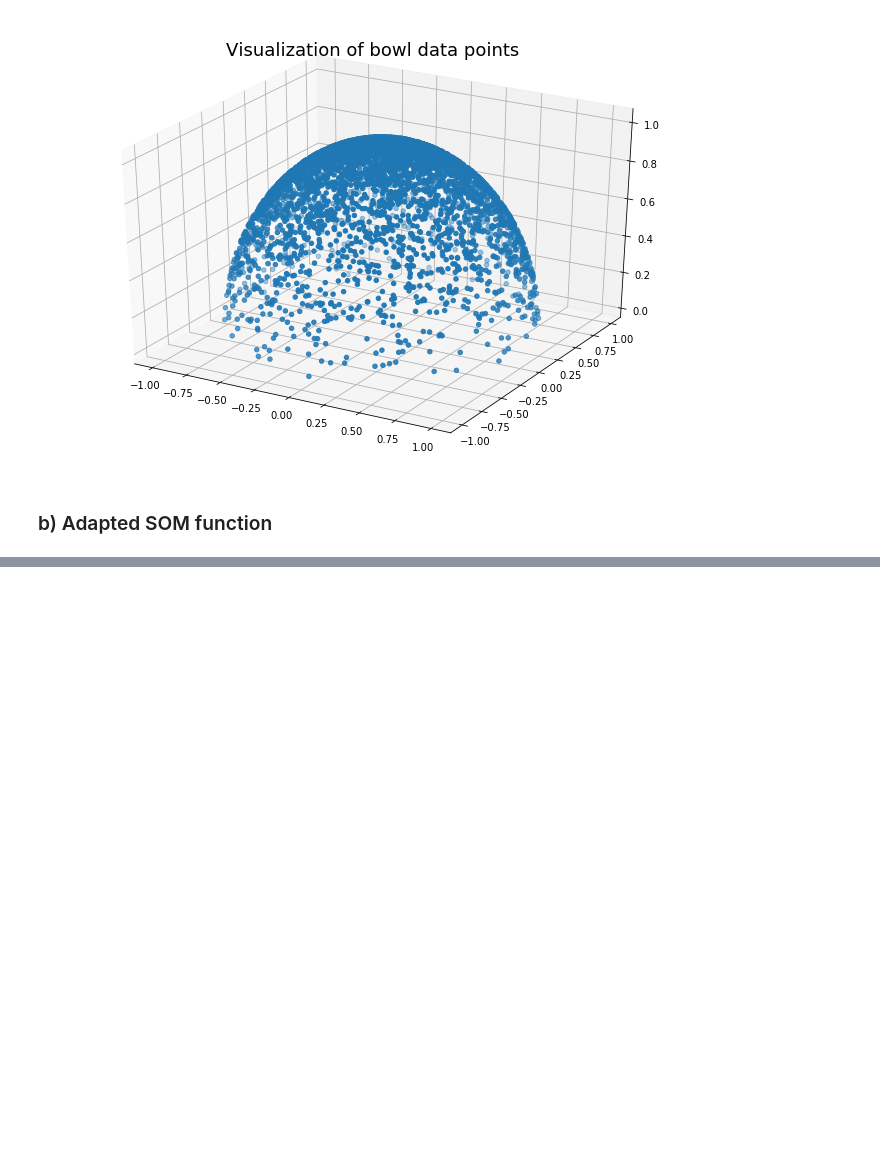
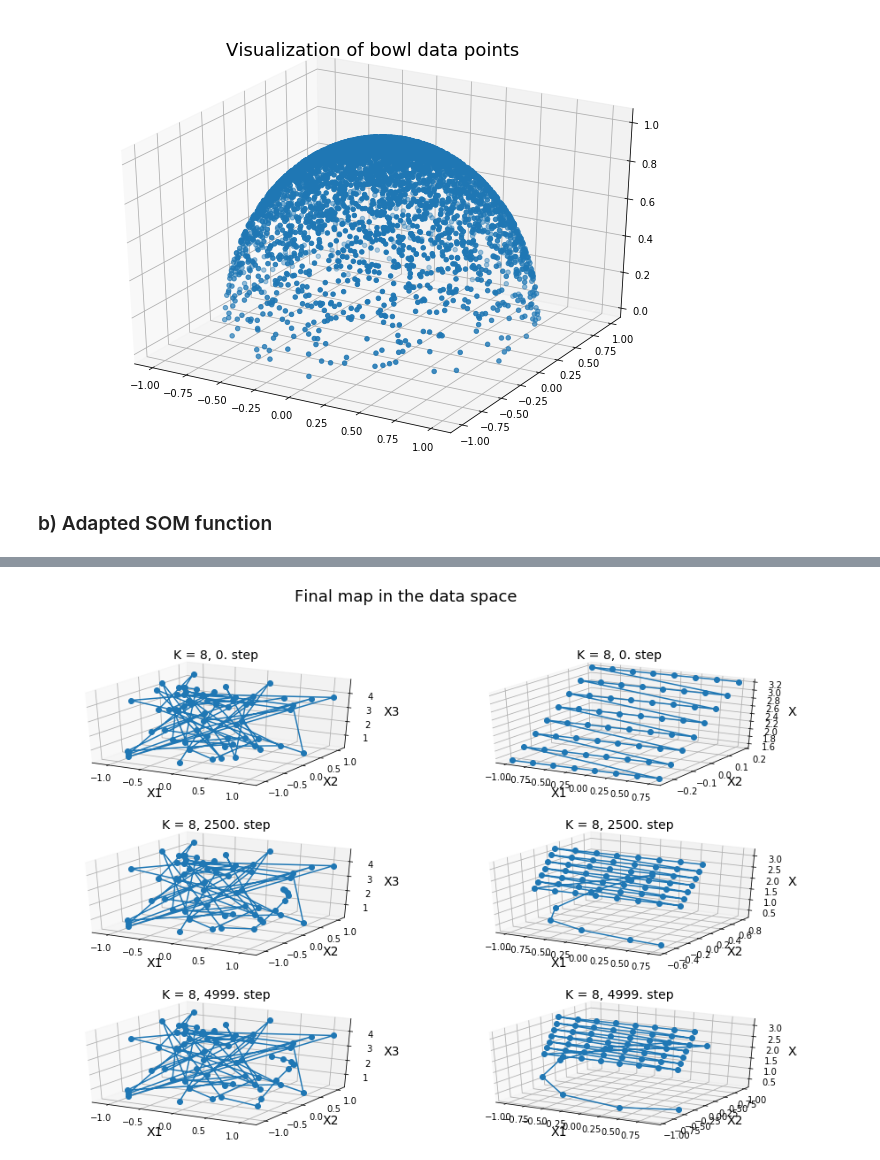
Before and after one commit to psrmx/The_Chantastic4, a Jupyter notebook: PS10/MI2_10_TheChantastic4.ipynb, the cells around one changed output, grey strips where cells are left out. Saved outputs shown, nothing was run; the diff lists cells and outputs as text; code cells hidden in the pictures; blank space fills up the shorter version.

```diff
--- a/PS10/MI2_10_TheChantastic4.ipynb
+++ b/PS10/MI2_10_TheChantastic4.ipynb
@@ -198,0 +215,29 @@ def SOM_2D(x, Ks, init_w, epsilon0=0.1, sigma0=1.5):
+# %%
+Ks = np.array([8])
+ws, epsilons, sigmas = SOM_2D(x2_p, Ks, init_w4, epsilon0=0.1, sigma0=5)
+ws2, epsilons, sigmas = SOM_2D(x2_p, Ks, init_w3, epsilon0=0.9, sigma0=5)
+# %%
+fig = plt.figure(figsize=(15,10))
+Idx = [0, int(len(x3)/2), len(x3)-1]
+for i,K in enumerate(Ks):
+    for j, idx in enumerate(Idx):
+        ax = fig.add_subplot(3,2,j*2+i+1, projection='3d')
+        #ax.scatter(x2[:,0],x2[:,1], x2[:,2], depthshade=True)
+        ax.plot(ws[i][idx,:,0],ws[i][idx,:,1],ws[i][idx,:,2], 'o-')
+        ax.set_title('K = %i, %i. step'%(K, idx), size=14)
+        ax.set_xlabel("X1", size=14)
+        ax.set_ylabel("X2", size=14)
+        ax.set_zlabel("X3", size=14)
+
+        ax = fig.add_subplot(3,2,j*2+i+2, projection='3d')
+        #ax.scatter(x2[:,0],x2[:,1], x2[:,2], depthshade=True)
+        ax.plot(ws2[i][idx,:,0],ws2[i][idx,:,1],ws2[i][idx,:,2], 'o-')
+        ax.set_title('K = %i, %i. step'%(K, idx), size=14)
+        ax.set_xlabel("X1", size=14)
+        ax.set_ylabel("X2", size=14)
+        ax.set_zlabel("X3", size=14)
+
+plt.suptitle('Final map in the data space', size=18)
+plt.show()
+# %% [output]
+[figure, added]
```
Also changed, not shown: parts of 10 cells of this notebook.
